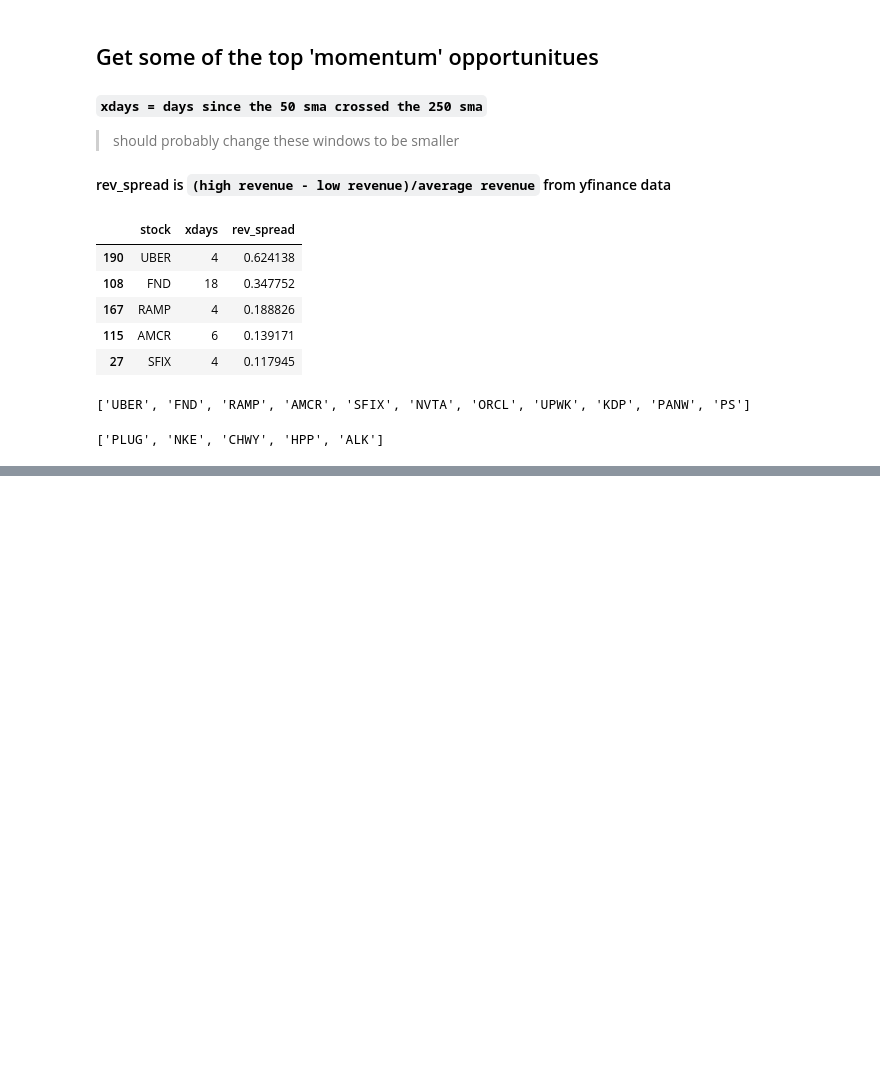
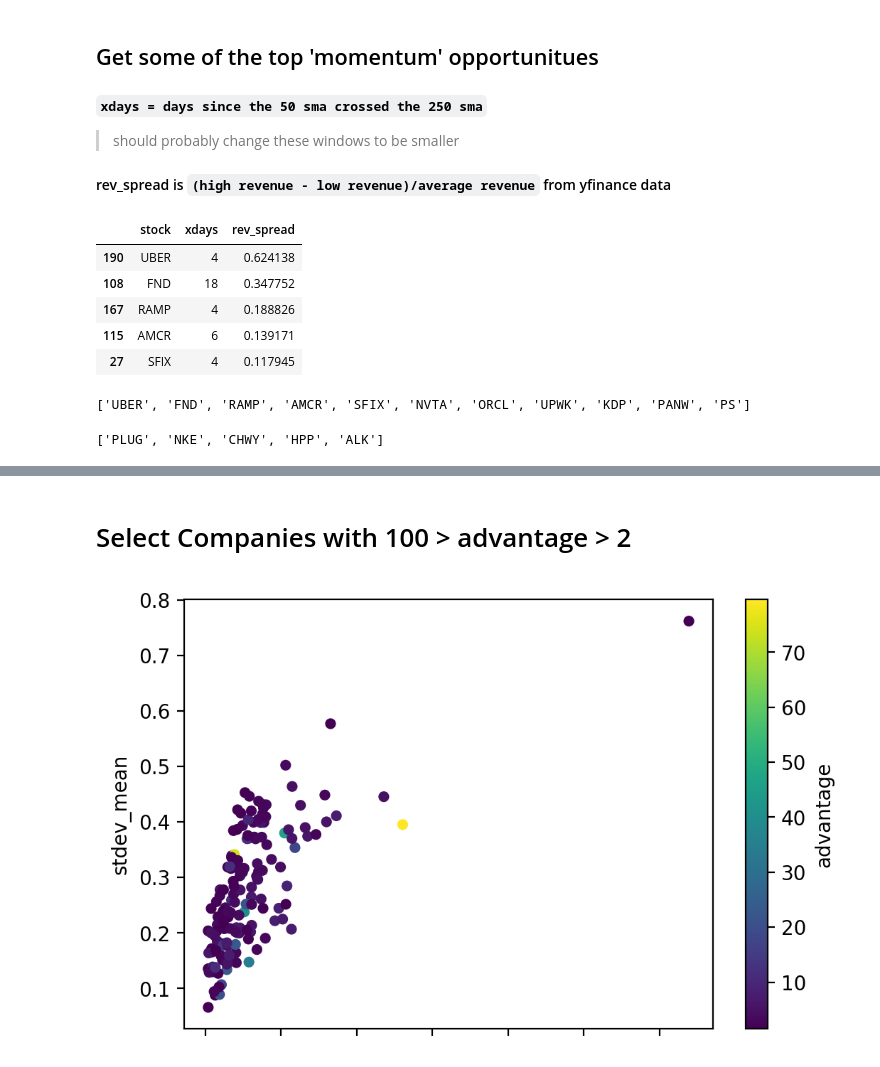
Before and after one commit to ajmal017/mingquant, a Jupyter notebook: backtesting/momentum_backtesting.ipynb, the cells around one changed output, grey strips where cells are left out. Saved outputs shown, nothing was run; the diff lists cells and outputs as text; code cells hidden in the pictures; blank space fills up the shorter version.

```diff
--- a/backtesting/momentum_backtesting.ipynb
+++ b/backtesting/momentum_backtesting.ipynb
@@ -4,3 +6,7 @@ https://kernc.github.io/backtesting.py/doc/examples/Quick%20Start%20User%20Guide
+# %%
+%matplotlib inline
+import matplotlib.pylab as plt
+plt.rcParams['figure.dpi'] = 200
 # %%
 import pandas as pd
 import os
@@ -155,0 +169,9 @@ print(len(sdf))
+# %% [markdown]
+# Select Companies with 100 > advantage > 2
+# %%
+ax2 = sdf.plot.scatter(x='Return [%]',
+                      y='stdev_mean',
+                      c='advantage',
+                      colormap='viridis')
+# %% [output]
+[figure, added]
```
Also changed, not shown: parts of 9 cells of this notebook, 2 other files.
